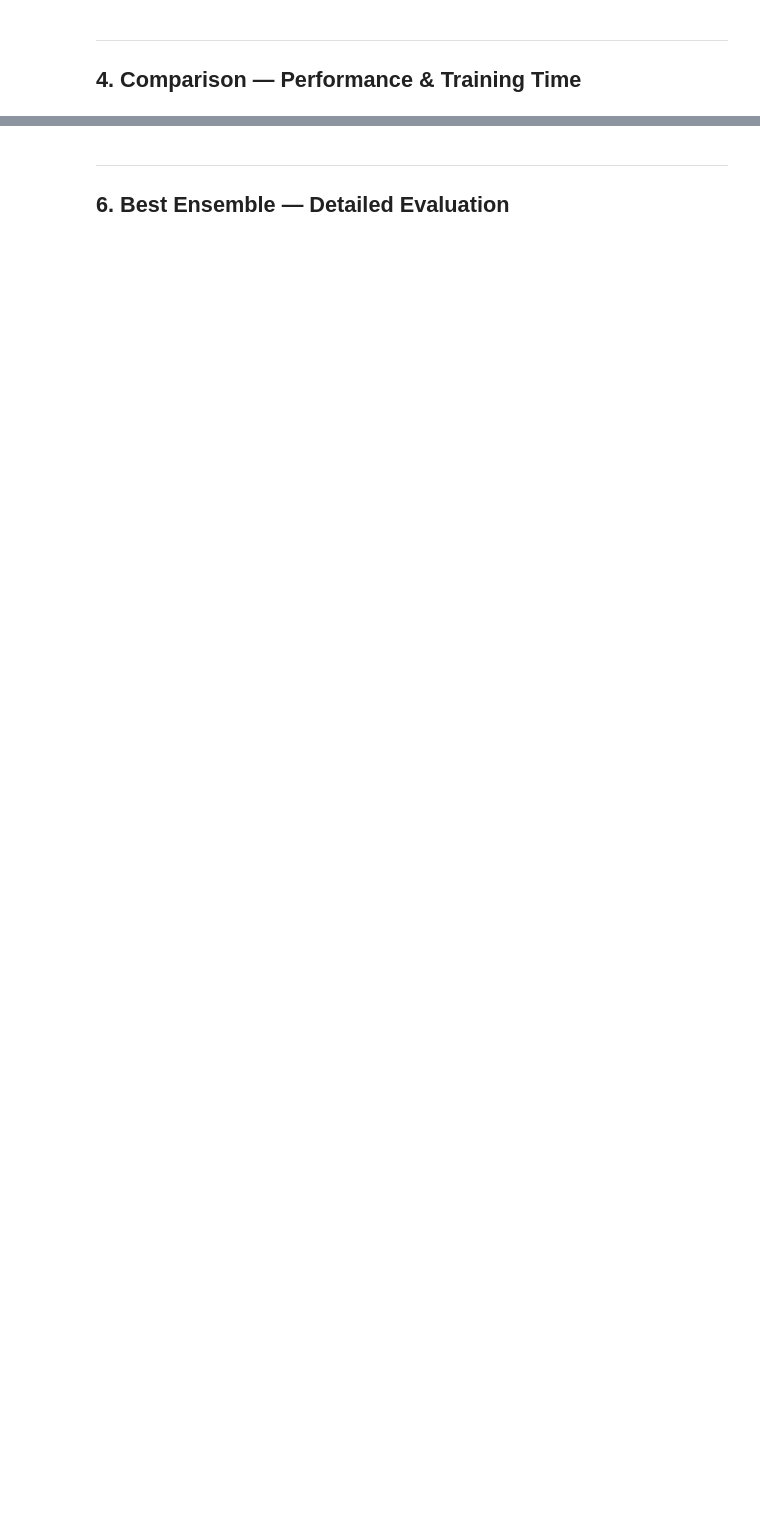
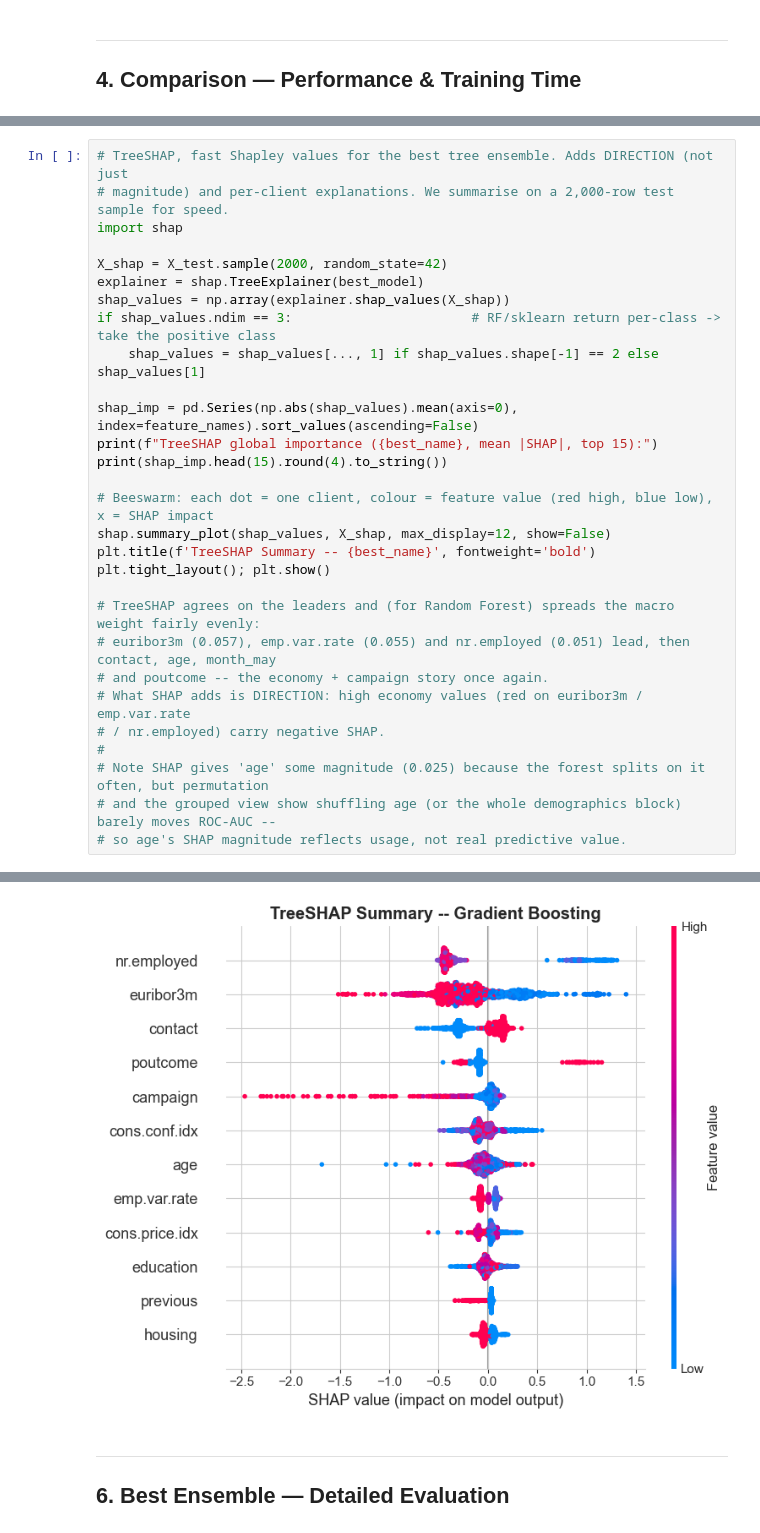
Before and after one commit to armanbzi/MachineLearning-BankMarketing, a Jupyter notebook: phase4_ensemble_methods.ipynb, the cells around one changed output, grey strips where cells are left out. Saved outputs shown, nothing was run; the diff lists cells and outputs as text; blank space fills up the shorter version.

```diff
--- a/phase4_ensemble_methods.ipynb
+++ b/phase4_ensemble_methods.ipynb
@@ -252,0 +340,30 @@ plt.show()
+# %%
+# TreeSHAP, fast Shapley values for the best tree ensemble. Adds DIRECTION (not just
+# magnitude) and per-client explanations. We summarise on a 2,000-row test sample for speed.
+import shap
+
+X_shap = X_test.sample(2000, random_state=42)
+explainer = shap.TreeExplainer(best_model)
+shap_values = np.array(explainer.shap_values(X_shap))
+if shap_values.ndim == 3:                       # RF/sklearn return per-class -> take the positive class
+    shap_values = shap_values[..., 1] if shap_values.shape[-1] == 2 else shap_values[1]
+
+shap_imp = pd.Series(np.abs(shap_values).mean(axis=0), index=feature_names).sort_values(ascending=False)
+print(f"TreeSHAP global importance ({best_name}, mean |SHAP|, top 15):")
+print(shap_imp.head(15).round(4).to_string())
+
+# Beeswarm: each dot = one client, colour = feature value (red high, blue low), x = SHAP impact
+shap.summary_plot(shap_values, X_shap, max_display=12, show=False)
+plt.title(f'TreeSHAP Summary -- {best_name}', fontweight='bold')
+plt.tight_layout(); plt.show()
+
+# TreeSHAP agrees on the leaders and (for Random Forest) spreads the macro weight fairly evenly:
+# euribor3m (0.057), emp.var.rate (0.055) and nr.employed (0.051) lead, then contact, age, month_may
+# and poutcome -- the economy + campaign story once again.
+# What SHAP adds is DIRECTION: high economy values (red on euribor3m / emp.var.rate
+# / nr.employed) carry negative SHAP.
+#
+# Note SHAP gives 'age' some magnitude (0.025) because the forest splits on it often, but permutation
+# and the grouped view show shuffling age (or the whole demographics block) barely moves ROC-AUC --
+# so age's SHAP magnitude reflects usage, not real predictive value.
+# %% [output]
@@ -253,3 +386,4 @@ plt.show()
+[figure, added]
 # %% [markdown]
 ---
 ## 6. Best Ensemble — Detailed Evaluation
```
Also changed, not shown: parts of 11 cells of this notebook, 1 other file.
